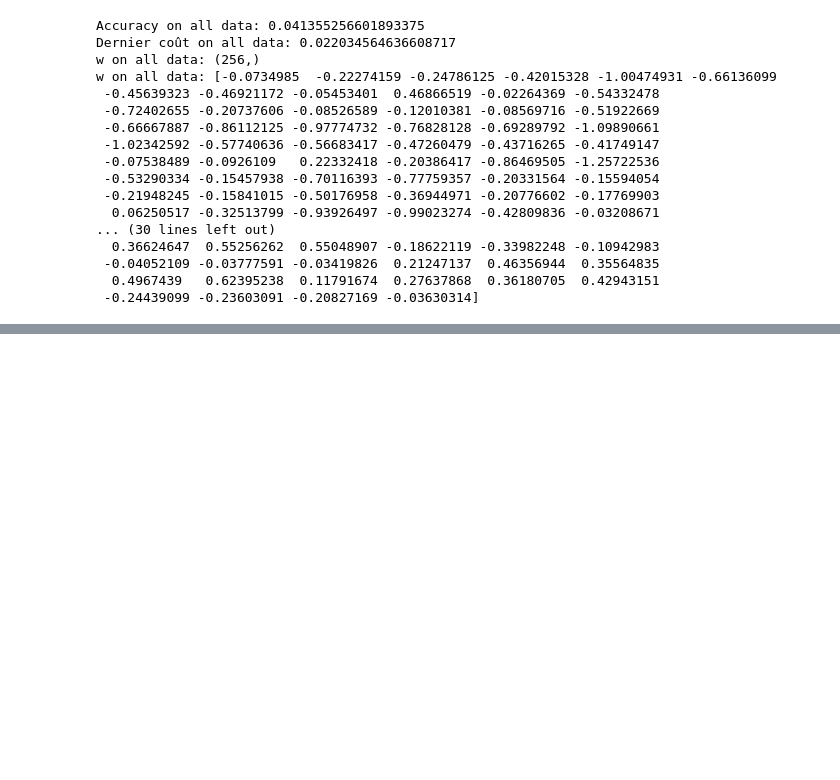
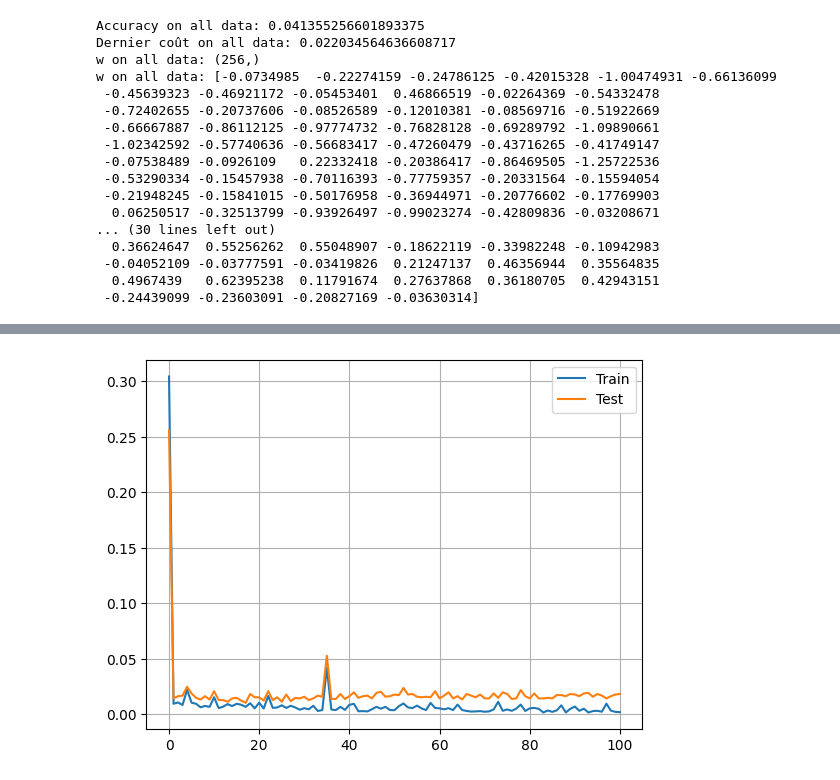
Before and after one commit to a-naoufel/M1-ML-tme3, a Jupyter notebook: src/tme3.ipynb, the cells around one changed output, grey strips where cells are left out. Saved outputs shown, nothing was run; the diff lists cells and outputs as text; code cells hidden in the pictures; blank space fills up the shorter version.

```diff
--- a/src/tme3.ipynb
+++ b/src/tme3.ipynb
@@ -111,0 +134,17 @@ plt.show()
+# %%
+y_train = np.where(alltrainy == 6, 1, -1)
+y_test  = np.where(alltesty  == 6, 1, -1)
+
+X_train = alltrainx.reshape(alltrainx.shape[0], -1)
+X_test  = alltestx.reshape(alltestx.shape[0], -1)
+
+
+model_sgd = Lineaire(perceptron_loss, perceptron_grad, max_iter=100, eps=0.1)
+model_sgd.fit(X_train, Y_train, testx=X_test, testy=Y_test, batch_size=1)
+
+iters = np.arange(len(model_sgd.train_err_history))
+plt.plot(iters, model_sgd.train_err_history, label="Train")
+plt.plot(iters, model_sgd.test_err_history, label="Test")
+plt.legend(); plt.grid(True); plt.show()
+# %% [output]
+[figure, added]
```
Also changed, not shown: parts of 5 cells of this notebook, 1 other file.
